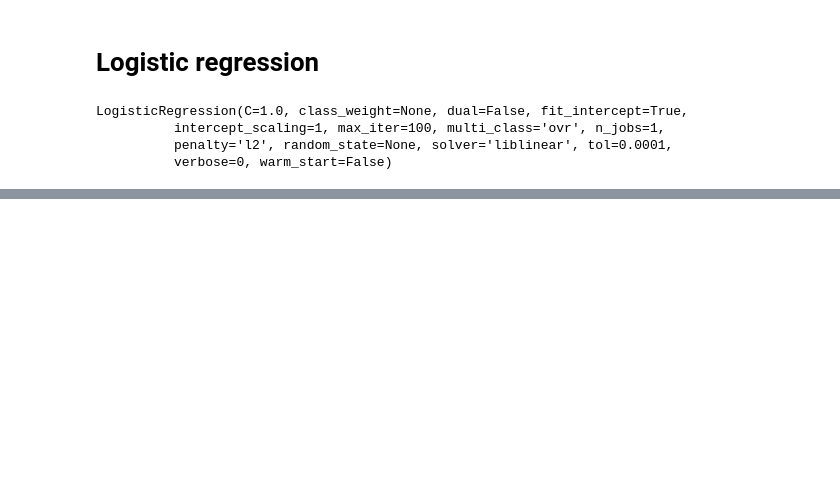
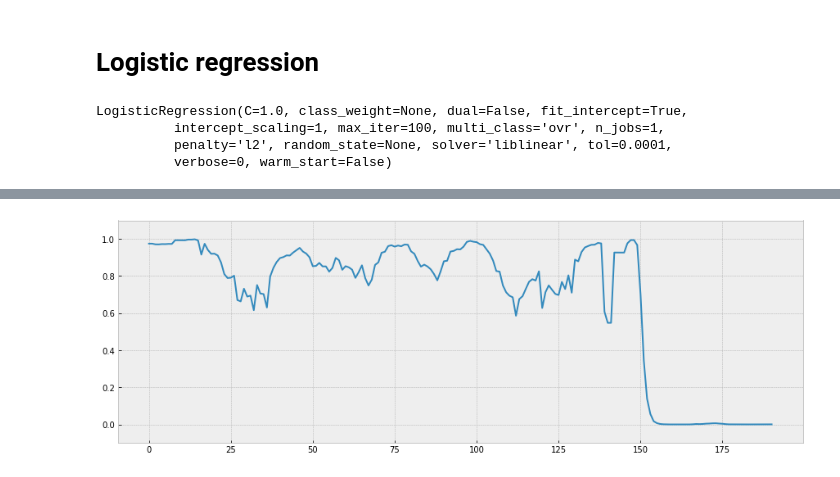
Before and after one commit to davidmcclure/strip-gutenberg-paratext, a Jupyter notebook: notebooks/01-exploration.ipynb, the cells around one changed output, grey strips where cells are left out. Saved outputs shown, nothing was run; the diff lists cells and outputs as text; code cells hidden in the pictures; blank space fills up the shorter version.

```diff
--- a/notebooks/01-exploration.ipynb
+++ b/notebooks/01-exploration.ipynb
@@ -86,0 +109,4 @@ array([[ 0.06848373,  0.93151627],
+# %%
+plot_chunk_scores('texts/brothers-k.txt')
+# %% [output]
+[figure, added]
```
Also changed, not shown: parts of 11 cells of this notebook, 5 other files.
